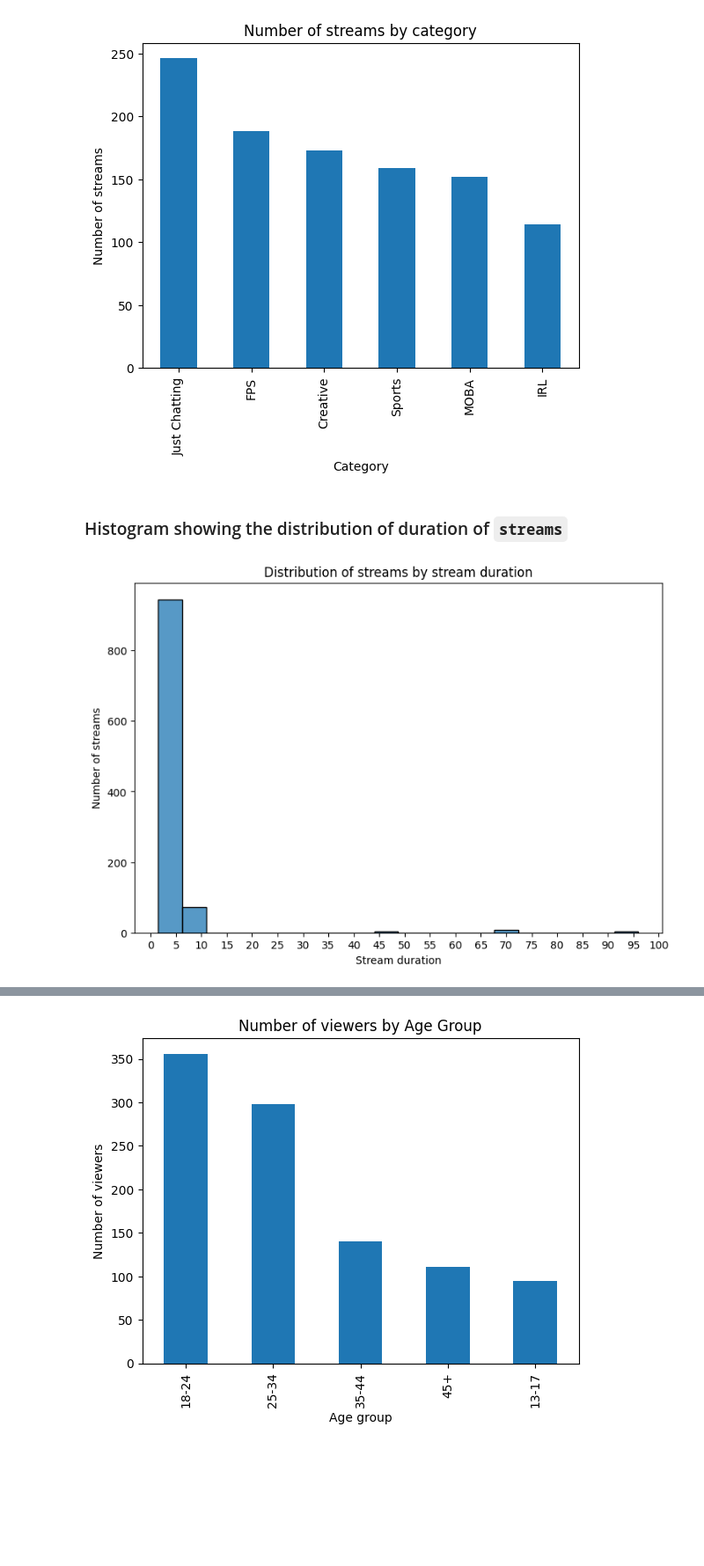
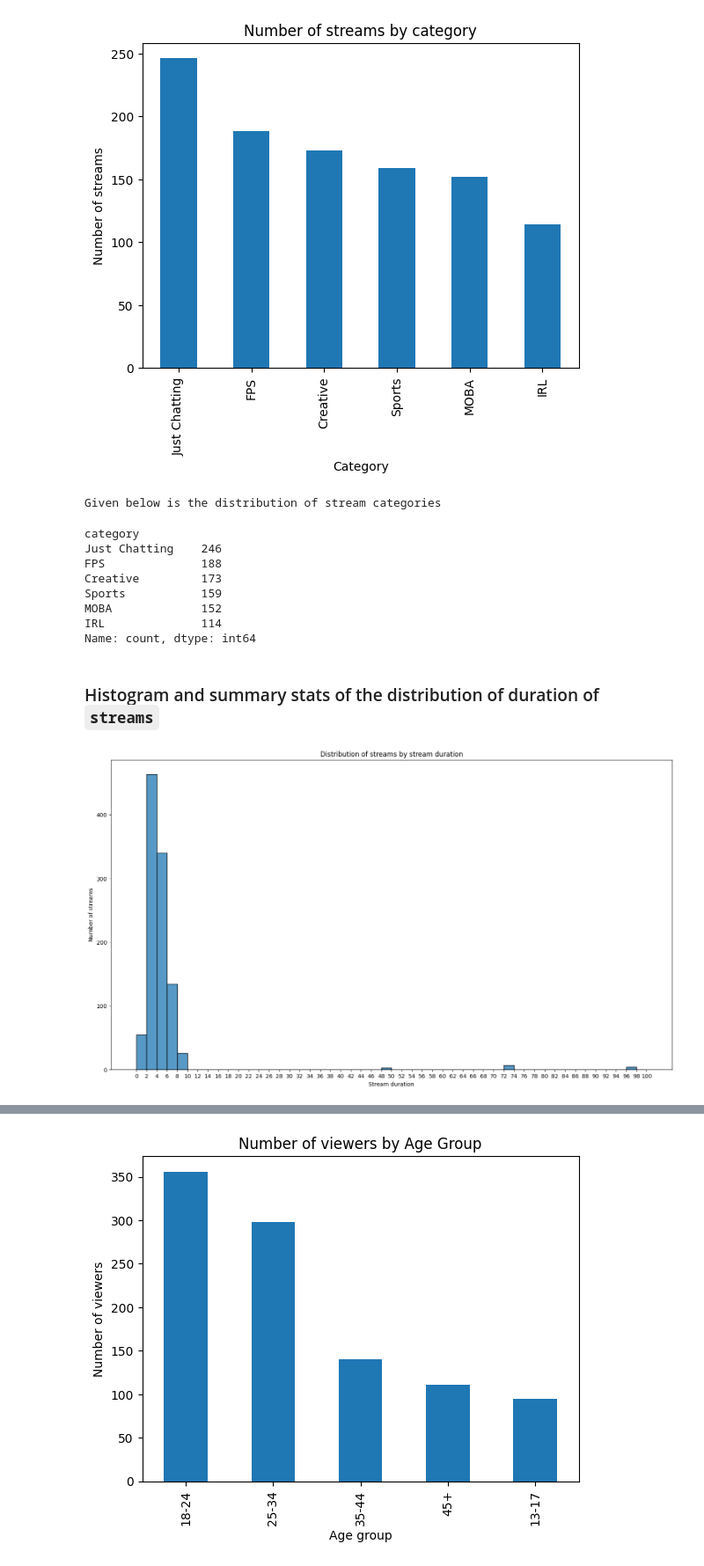
Before and after one commit to atifmmahmud/mahmud_atif_Assignment01, a Jupyter notebook: iat461_a1_atifm.ipynb, the cells around one changed output, grey strips where cells are left out. Shown at 88% size. Saved outputs shown, nothing was run; the diff lists cells and outputs as text; code cells hidden in the pictures; blank space fills up the shorter version.

```diff
--- a/iat461_a1_atifm.ipynb
+++ b/iat461_a1_atifm.ipynb
@@ -735,15 +763,30 @@ plt.ylabel("Number of streams")
 plt.show()
 # %% [output]
 [figure]
+# %%
+categories_streams = df_streams["category"].value_counts()
+print("Given below is the distribution of stream categories")
+display(categories_streams)
+# %% [output]
+Given below is the distribution of stream categories
+category
+Just Chatting    246
+FPS              188
+Creative         173
+Sports           159
+MOBA             152
+IRL              114
+Name: count, dtype: int64
 # %% [markdown]
-### Histogram showing the distribution of duration of `streams`
+### Histogram and summary stats of the distribution of duration of `streams`
 # %%
-fig, ax = plt.subplots(figsize=(9,6))
-plot = sns.histplot(df_streams, x="stream_duration_hrs", bins=20)
-plot.set_xticks(np.arange(0, 101, 5))
+fig, ax = plt.subplots(figsize=(18,10))
+bin_edges = np.arange(0, 101, 2)
+plot = sns.histplot(df_streams, x="stream_duration_hrs", bins=bin_edges)
+plot.set_xticks(bin_edges)
 plt.title("Distribution of streams by stream duration")
 plt.xlabel("Stream duration")
 plt.ylabel("Number of streams")
 plt.show()
 # %% [output]
-[figure, old version]
+[figure, new version]
```
Also changed, not shown: parts of 59 cells of this notebook.
